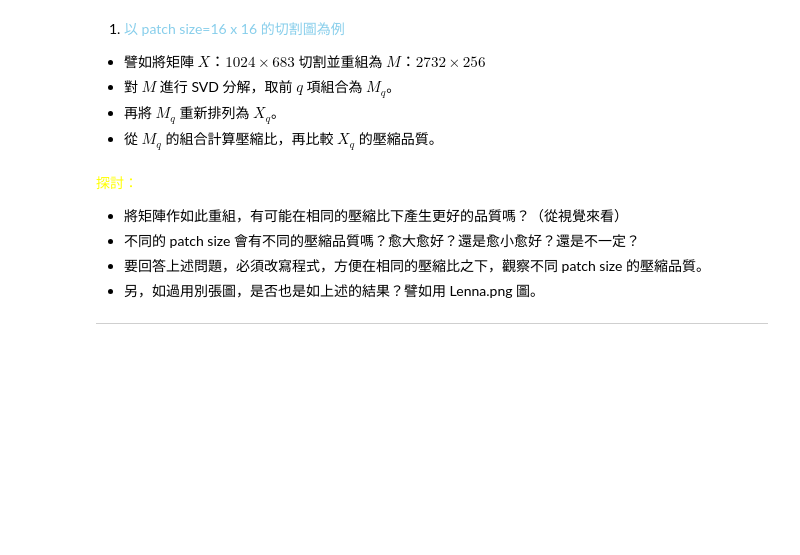
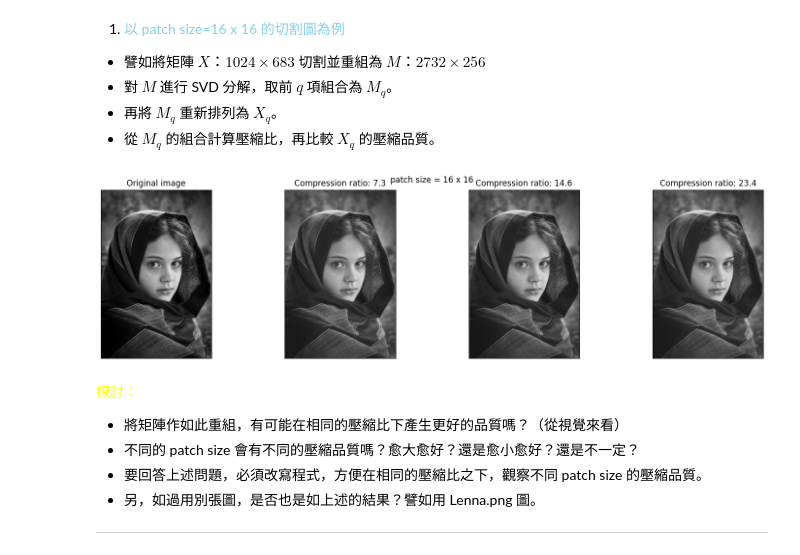
Before and after one commit to kevink0623/InClassCoding, a Jupyter notebook: PCA_SVD_image_kevin.ipynb, the cells around one changed output. Drawn from its saved outputs; the diff is of its cells as text; code cells hidden in the pictures; blank space fills up the shorter version.

```diff
--- a/PCA_SVD_image_kevin.ipynb
+++ b/PCA_SVD_image_kevin.ipynb
@@ -224,35 +230,38 @@ N, p = X.shape # 刻意以 N 代表樣本數， p 代表特徵數
 # create a new matrix with size N_patch x p_patch
 patch_sz = 16
 p_patch = patch_sz ** 2
-N_patch = int(N * p / p_patch)
+# N_patch = int(N * p / p_patch)
+N_patch = int(N / patch_sz) * int(p / patch_sz)
 # Reassemble the image into a matrix M with size N_patch x p_patch,
 # where each row is a patch of the image
 M = np.zeros((N_patch, p_patch))
 for i in range(int(N/patch_sz)) :
     for j in range(int(p/patch_sz)) :
         M[i*int(p/patch_sz)+j,:] = \
         X[i*patch_sz: (i+1)*patch_sz, j*patch_sz:(j+1)*patch_sz].reshape(1,-1)
 
 # plt.imshow(M, cmap = 'gray')
 U, E, VT = svd(M, full_matrices = False)
 # q = np.array([256, 102, 51, 25]).astype('int')
 q = (min(N_patch, p_patch) / np.array([1, 8, 16, 24])).astype('int') # how many components (dimensions) to keep
 
 fig, ax = plt.subplots(1, 4, figsize=(16, 4))
 for i, r in enumerate(q):
     Mq = U[:, :r] @ np.diag(E[:r]) @ VT[:r, :]
     ax[i].imshow(montage(Mq, int(N/patch_sz), int(p/patch_sz)), cmap = 'gray')
     ratio = N_patch * p_patch / (U.shape[0] + VT.shape[1] + 1) / r
     if i >= 1:
         ax[i].set_title('Compression ratio: {:.1f}'.format(ratio))
     else:
         ax[i].set_title('Original image')
 
     ax[i].set_xticks([])
     ax[i].set_yticks([])
 plt.tight_layout()
 plt.suptitle("patch size = {} x {}".format(patch_sz, patch_sz))
 plt.show()
+# %% [output]
+[figure, added]
 # %% [markdown]
 <font color=yellow>探討：</font>
 
```
Also changed, not shown: parts of 9 cells of this notebook.
